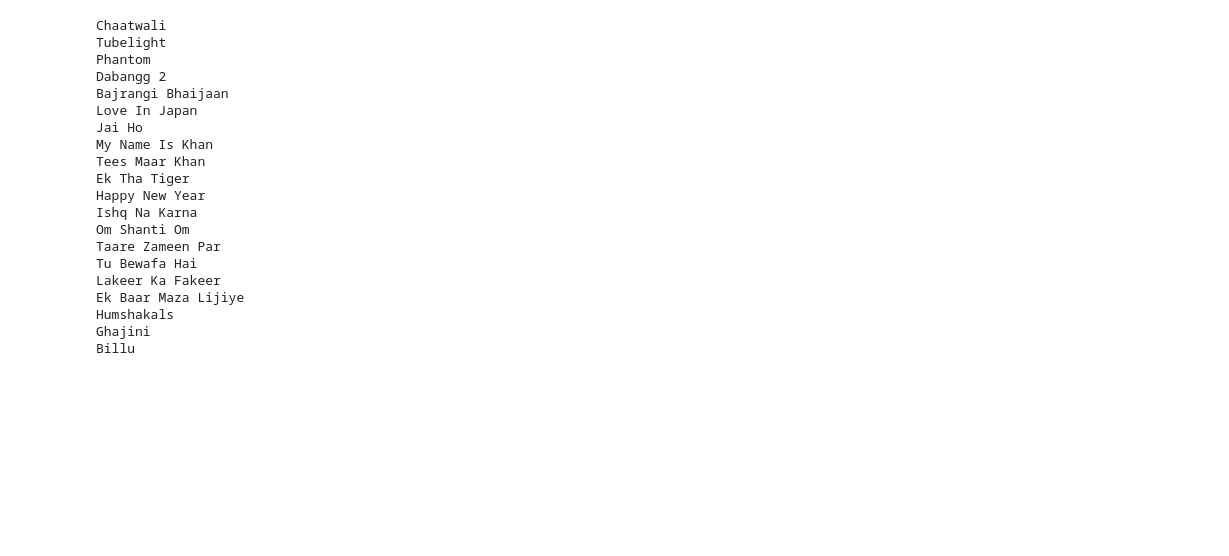
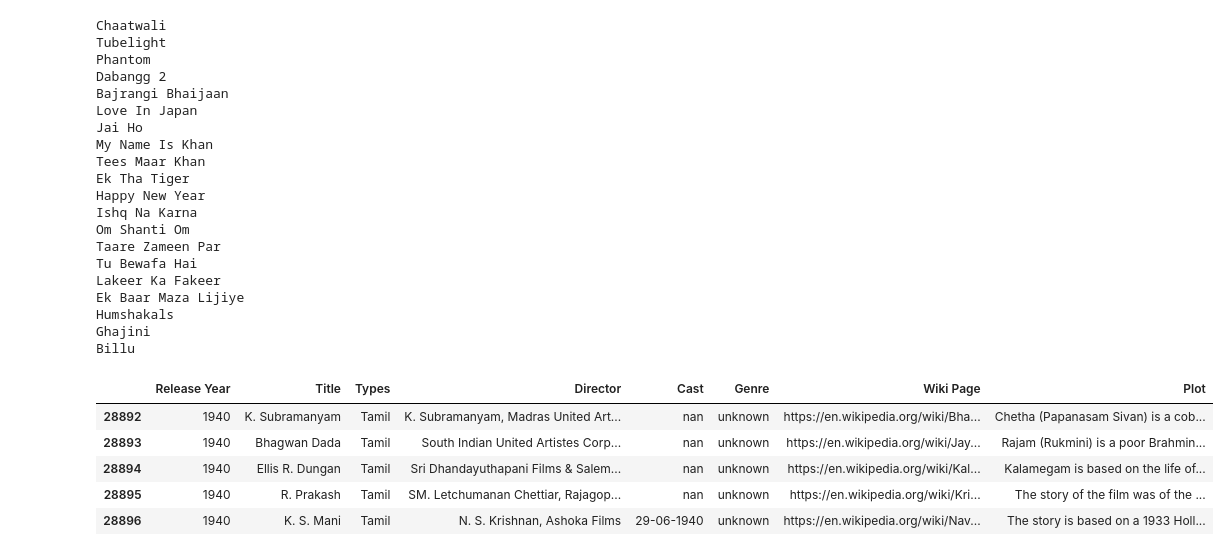
Before and after one commit to ManvithKumar/New-Movie-Recommender, a Jupyter notebook: movie.ipynb, the cells around one changed output. Cells and saved outputs as stored; diff of their text form; code cells hidden in the pictures; blank space fills up the shorter version.

Commit message:
All movies are set

```diff
--- a/movie.ipynb
+++ b/movie.ipynb
@@ -379,3 +379,17 @@ import pickle
 pickle.dump(newh_movies,open('hindi_movie_list.pkl','wb'))
 pickle.dump(h_similarity,open('hindisimilarity.pkl','wb'))
 pickle.dump(newh_movies.to_dict(),open('hindimovie_dict.pkl','wb'))
+# %%
+all_movies= pd.read_csv('wiki_movie_plots_deduped.csv')
+# %%
+all_movies.rename(columns = {'Origin/Ethnicity':'Types'}, inplace = True)
+# %%
+t_df1 = all_movies[all_movies['Types']=='Tamil']
+t_df1=t_df1.astype(str)
+# %% [output]
+|  | Release Year | Title | Types | Director | Cast | Genre | Wiki Page | Plot |
+| 28892 | 1940 | K. Subramanyam | Tamil | K. Subramanyam, Madras United Art... | nan | unknown | https://en.wikipedia.org/wiki/Bha... | Chetha (Papanasam Sivan) is a cob... |
+| 28893 | 1940 | Bhagwan Dada | Tamil | South Indian United Artistes Corp... | nan | unknown | https://en.wikipedia.org/wiki/Jay... | Rajam (Rukmini) is a poor Brahmin... |
+| 28894 | 1940 | Ellis R. Dungan | Tamil | Sri Dhandayuthapani Films & Salem... | nan | unknown | https://en.wikipedia.org/wiki/Kal... | Kalamegam is based on the life of... |
+| 28895 | 1940 | R. Prakash | Tamil | SM. Letchumanan Chettiar, Rajagop... | nan | unknown | https://en.wikipedia.org/wiki/Kri... | The story of the film was of the ... |
+| 28896 | 1940 | K. S. Mani | Tamil | N. S. Krishnan, Ashoka Films | 29-06-1940 | unknown | https://en.wikipedia.org/wiki/Nav... | The story is based on a 1933 Holl... |
```
Also changed, not shown: parts of 6 cells of this notebook, 15 other files.
